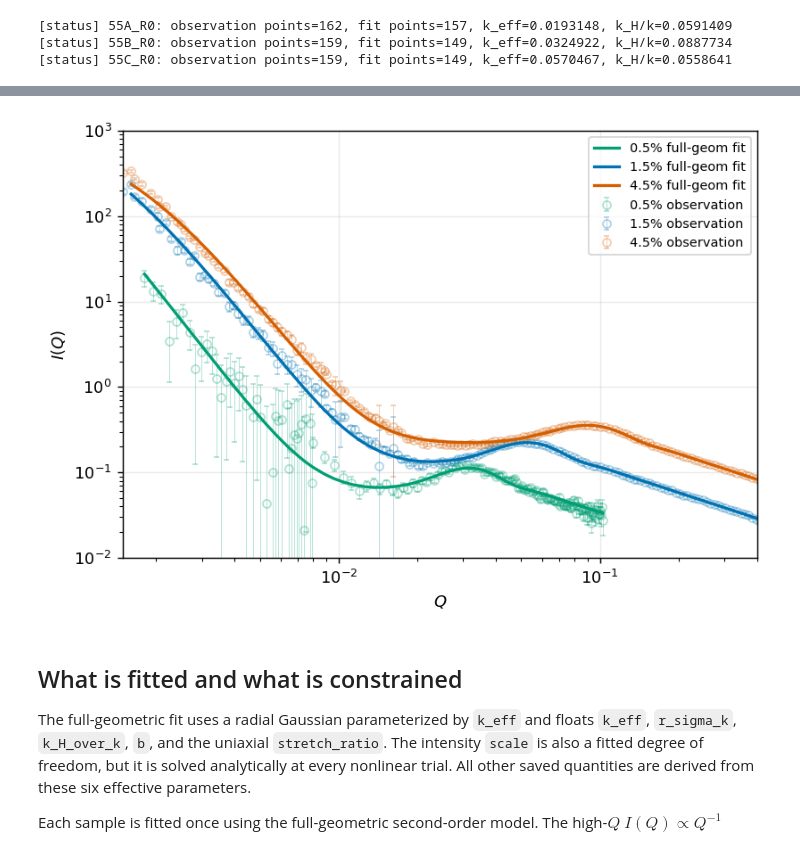
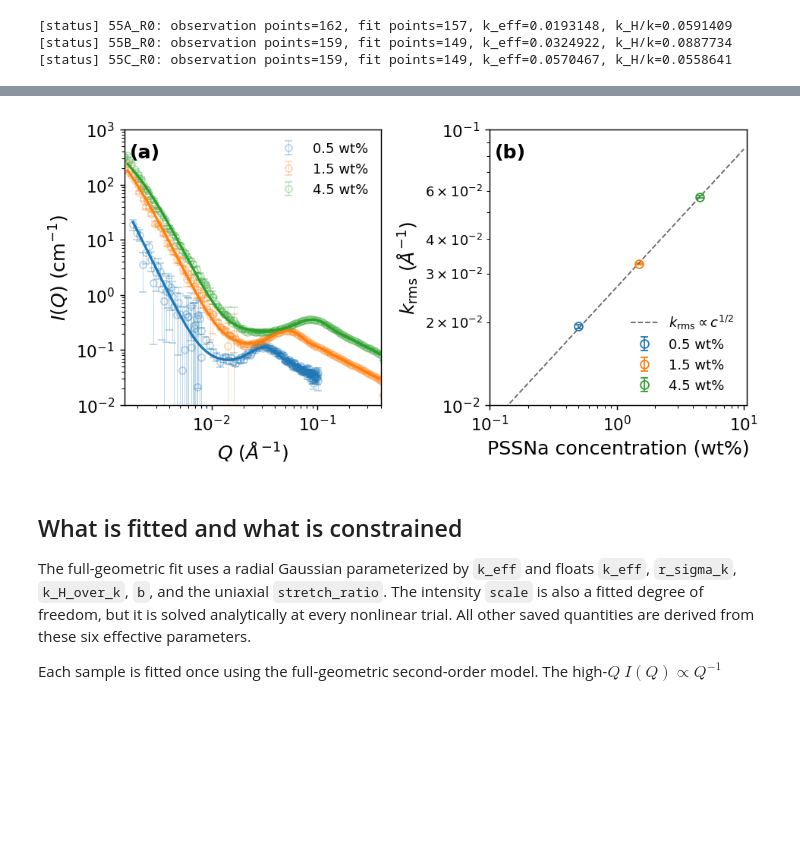
Before and after one commit to ch-tung/Randomwave_ML, a Jupyter notebook: randomcxl/smpl/curvefit/cf_compare_yyw.ipynb, the cells around one changed output, grey strips where cells are left out. Cells and saved outputs as stored; diff of their text form; code cells hidden in the pictures; blank space fills up the shorter version.

Commit message:
Publish reproducible inputs for paper figures 1-6

```diff
--- a/randomcxl/smpl/curvefit/cf_compare_yyw.ipynb
+++ b/randomcxl/smpl/curvefit/cf_compare_yyw.ipynb
@@ -32,7 +32,8 @@ OUTPUT_DIR = Path("output/yyw/aniso")
 FIT_TAG = "gaussian_radial_full_geom_OH2"
 SAMPLE_TAGS = ("55A_R0", "55B_R0", "55C_R0")
 WEIGHTFRAC_TAGS = ("0.5", "1.5", "4.5")
-COLORS = {"55A_R0": "#009E73", "55B_R0": "#0072B2", "55C_R0": "#D55E00"}
+# COLORS = {"55A_R0": "#009E73", "55B_R0": "#0072B2", "55C_R0": "#D55E00"}
+COLORS = {"55A_R0": "C0", "55B_R0": "C1", "55C_R0": "C2"}
 # %% [markdown]
 ## Load the saved observations, fit curves, and parameters
 # %%
@@ -92,5 +227,7 @@ for tag in SAMPLE_TAGS:
 # %%
-fig, ax = plt.subplots(figsize=(6.4, 4.5))
+fig, axes = plt.subplots(1, 2, figsize=(7.5, 3.75), gridspec_kw={"width_ratios": (1, 1)})
+ax = axes[0]
+panel_labels = ("(a)", "(b)")
 
 for tags in zip(SAMPLE_TAGS, WEIGHTFRAC_TAGS):
     tag = tags[0]
@@ -106,18 +243,18 @@ for tags in zip(SAMPLE_TAGS, WEIGHTFRAC_TAGS):
         fmt="o",
         ms=5.0,
         lw=0.5,
-        capsize=1.5,
+        capsize=3,
         color=COLORS[tag],
         markerfacecolor="none",
         alpha=0.3,
-        label=f"{weightfrac}% observation",
+        label=f"{weightfrac} wt%",
     )
     ax.plot(
         fit["Q"],
         fit["I_fit"],
         color=COLORS[tag],
         lw=1.8,
-        label=f"{weightfrac}% full-geom fit",
+        # label=f"{weightfrac} wt% fit",
         zorder=10,
     )
 
@@ -125,12 +262,76 @@ ax.set_xscale("log")
 ax.set_yscale("log")
 ax.set_xlim(1.5e-3, 4.0e-1)
 ax.set_ylim(1e-2, 1e3)
-ax.set_xlabel(r"$Q$")
-ax.set_ylabel(r"$I(Q)$")
-ax.legend(fontsize=8)
+ax.set_xlabel(r"$Q$ ($\AA^{-1}$)", fontsize=14)
+ax.set_ylabel(r"$I(Q)$ ($\mathrm{cm}^{-1}$)", fontsize=14)
+ax.legend(fontsize=10, frameon=False)
+
+concentration_wt_percent = np.asarray(WEIGHTFRAC_TAGS, dtype=float)
+concentration_wt_percent_fit = np.logspace(-3,1,3)
+k_rms = np.asarray([fit_parameters[tag]["k_eff"] for tag in SAMPLE_TAGS])
+sqrt_concentration = np.sqrt(concentration_wt_percent)
+sqrt_scaling_prefactor = (
+    np.dot(sqrt_concentration, k_rms)
+    / np.dot(sqrt_concentration, sqrt_concentration)
+)
+concentration_grid = np.linspace(0.0, 1.05 * concentration_wt_percent.max(), 300)
+
+for tags in zip(SAMPLE_TAGS, WEIGHTFRAC_TAGS):
+    tag = tags[0]
+    weightfrac = tags[1]
+    label = tag.split("_")[0]
+    axes[1].errorbar(
+        concentration_wt_percent[SAMPLE_TAGS.index(tag)],
+        k_rms[SAMPLE_TAGS.index(tag)],
+        yerr=_bootstrap_yerr(tag, k_rms[SAMPLE_TAGS.index(tag)]),
+        fmt="o",
+        color=COLORS[tag],
+        markerfacecolor="none",
+        markeredgewidth=1,
+        ms=6,
+        capsize=3,
+        elinewidth=1,
+        label=rf"{weightfrac} wt%",
+    )
+axes[1].plot(
+    concentration_wt_percent_fit,
+    sqrt_scaling_prefactor * np.sqrt(concentration_wt_percent_fit),
+    "--",
+    color="#666666",
+    lw=1.0,
+    label=r"$k_{\rm{rms}}\propto c^{1/2}$",
+)
+
+axes[1].set_xlabel(
+    "PSSNa concentration (wt%)",
+    fontsize=14
+)
+axes[1].set_ylabel(
+    r"$k_{\rm{rms}}$ ($\AA^{-1}$)",
+    fontsize=14
+)
+
+axes[1].legend(frameon=False, fontsize=10)
+# axes[1].set_xlim(left=0.0)
+# axes[1].set_ylim(bottom=0.0)
+axes[1].set_xlim(left=0.1)
+axes[1].set_ylim(bottom=0.01, top=0.1)
+
+axes[1].set_yscale("log")
+axes[1].set_xscale("log")
+
+for ax, label in zip(axes, panel_labels):
+    ax.text(
+        0.02, 0.95, label, transform=ax.transAxes,
+        fontsize=14, fontweight="bold", va="top", ha="left",
+    )
+    ax.grid(which="both", alpha=0.0, lw=0.5, ls="--")
+    ax.tick_params(axis="both", which="major", labelsize=12)
+
 fig.tight_layout()
 
 COMPARISON_PLOT = OUTPUT_DIR / f"yyw_{FIT_TAG}_observations_and_fits.png"
 fig.savefig(COMPARISON_PLOT)
+print(f"[scaling] k_rms = {sqrt_scaling_prefactor:.6g} c^(1/2), with c in wt%")
 print(f"[status] saved {COMPARISON_PLOT}")
 # %% [output]
@@ -137,5 +339,5 @@ print(f"[status] saved {COMPARISON_PLOT}")
 [status] saved output\yyw\aniso\yyw_gaussian_radial_full_geom_OH2_observations_and_fits.png
-[figure, old version]
+[figure, new version]
 # %% [markdown]
 ## What is fitted and what is constrained
 
```
Also changed, not shown: parts of 5 cells of this notebook, 27 other files.
